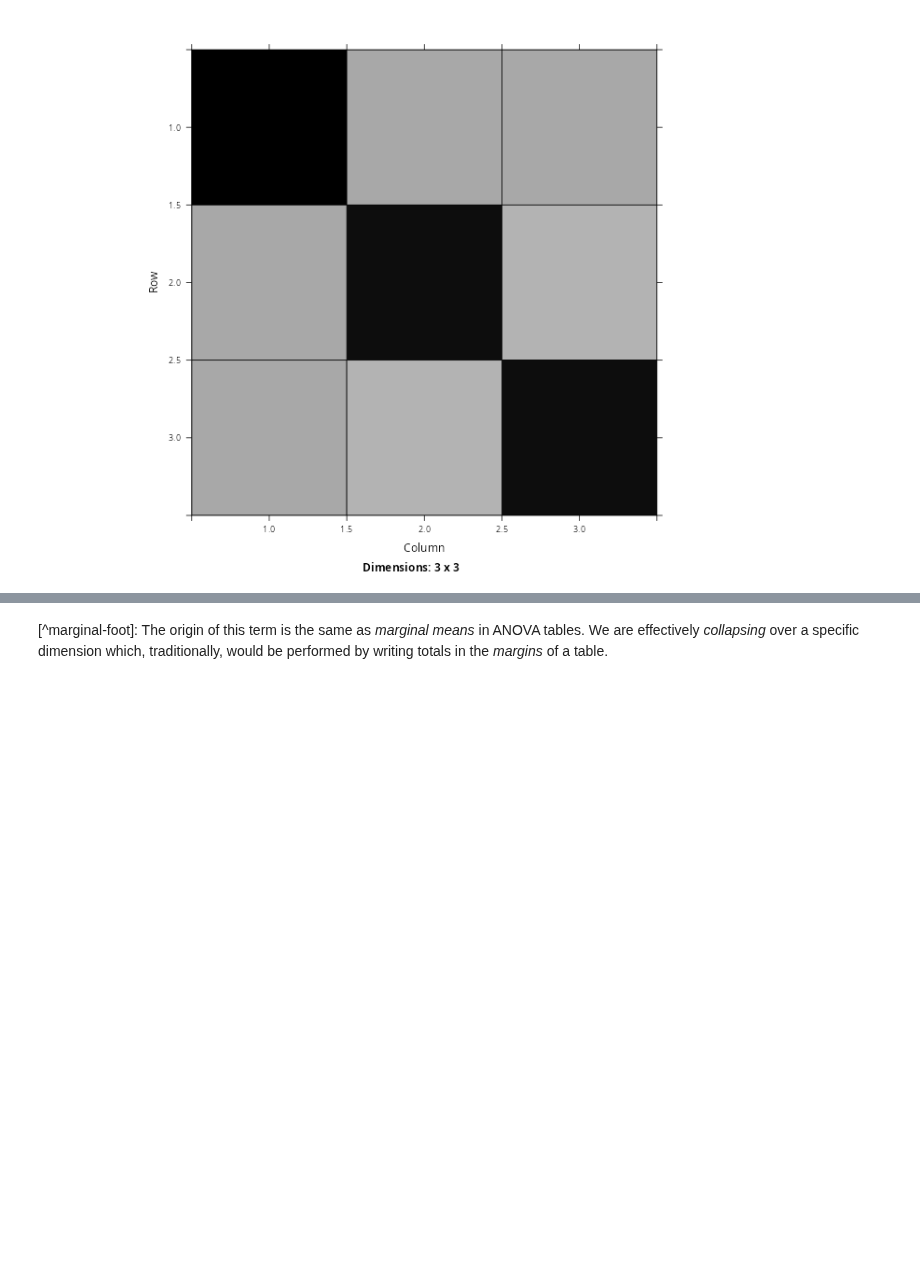
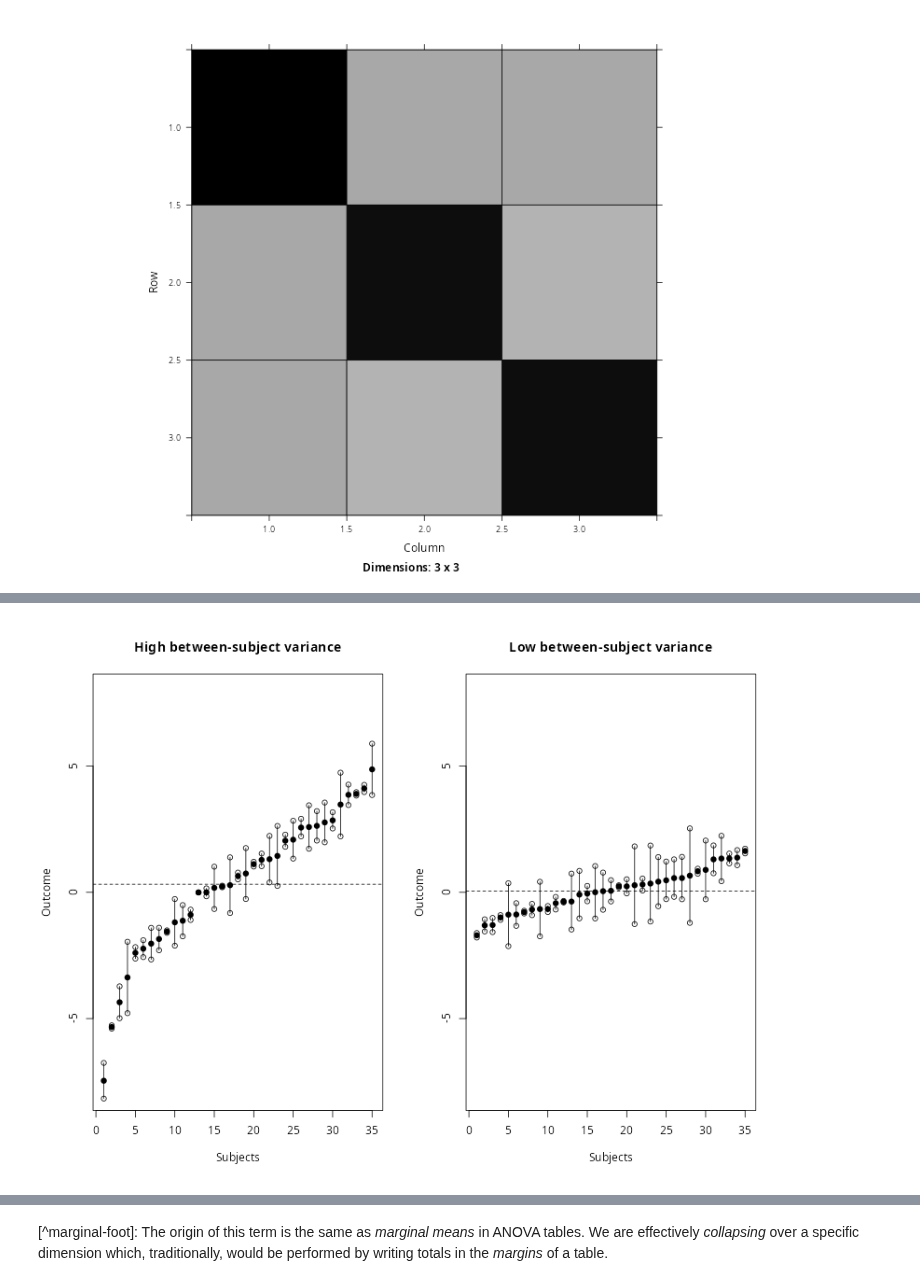
Before and after one commit to PCHN63112-Mixed-Models/mixed-effects-intro, a Jupyter notebook: _build/jupyter_execute/3.multilevel-simulation.ipynb, the cells around one changed output, grey strips where cells are left out. Cells and saved outputs as stored; diff of their text form; code cells hidden in the pictures; blank space fills up the shorter version.

```diff
--- a/_build/jupyter_execute/3.multilevel-simulation.ipynb
+++ b/_build/jupyter_execute/3.multilevel-simulation.ipynb
@@ -240,0 +368,36 @@ The other familiar element here is that this structure is *compound symmetric*.
+# %%
+par(mfrow=c(1,2))
+
+dat <- dat_high[order(dat_high$ybar_obs),]
+x <- seq_len(nrow(dat))
+
+  ## LEFT PANEL: subject means + repeats
+  plot(x, dat$ybar_obs,
+       pch = 16, cex = 1.2,
+       ylim = ylim_left,
+       xlab = "Subjects",
+       ylab = "Outcome",
+       main = "High between-subject variance")
+  abline(h = mean(dat$ybar_obs), lty = 2)
+
+  points(x, dat$y1, pch = 1)
+  points(x, dat$y2, pch = 1)
+  segments(x0 = x, y0 = dat$y1, x1 = x, y1 = dat$y2)
+
+dat <- dat_low[order(dat_low$ybar_obs),]
+x   <- seq_len(nrow(dat))
+
+  ## LEFT PANEL: subject means + repeats
+  plot(x, dat$ybar_obs,
+       pch = 16, cex = 1.2,
+       ylim = ylim_left,
+       xlab = "Subjects",
+       ylab = "Outcome",
+       main = "Low between-subject variance")
+  abline(h = mean(dat$ybar_obs), lty = 2)
+
+  points(x, dat$y1, pch = 1)
+  points(x, dat$y2, pch = 1)
+  segments(x0 = x, y0 = dat$y1, x1 = x, y1 = dat$y2)
+# %% [output]
+[figure, added]
```
Also changed, not shown: parts of 10 cells of this notebook, 13 other files.
